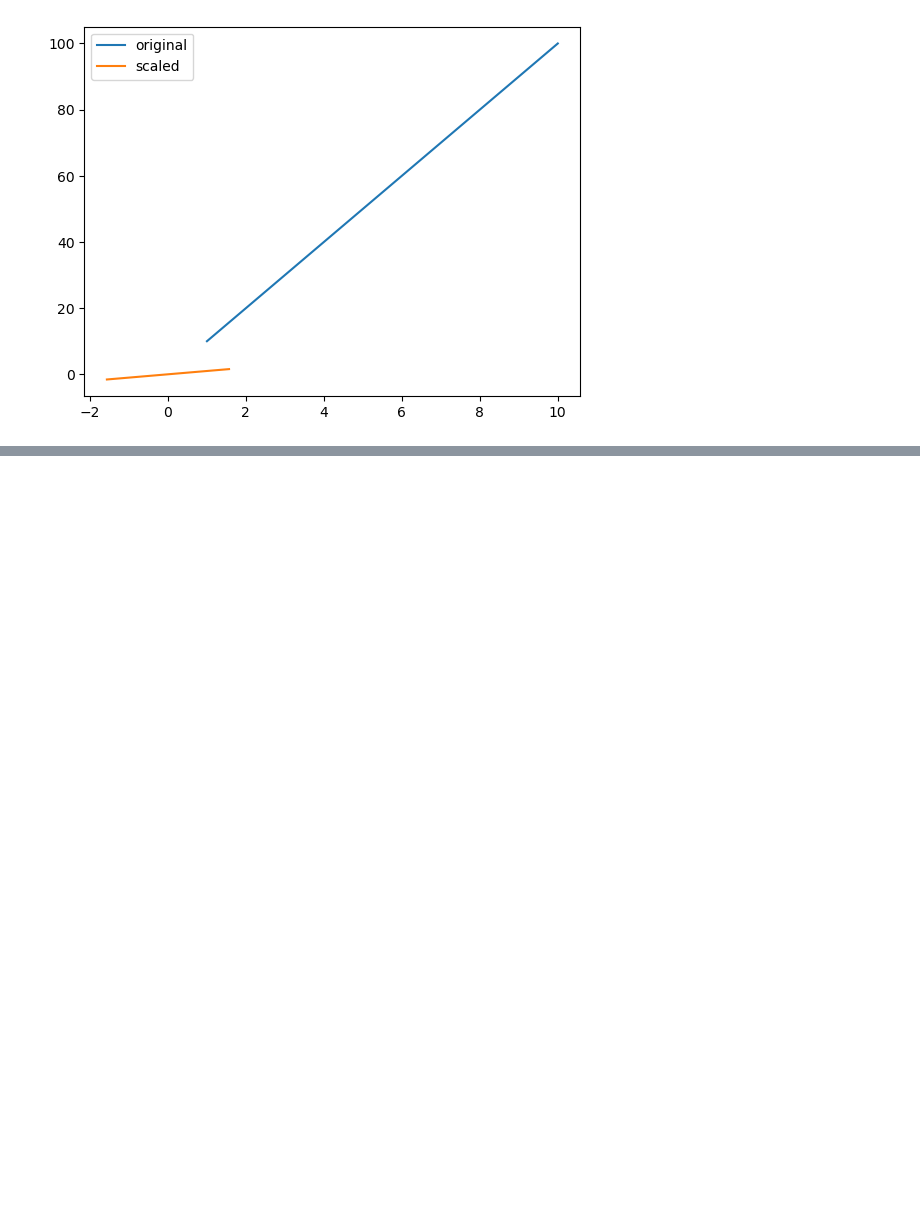
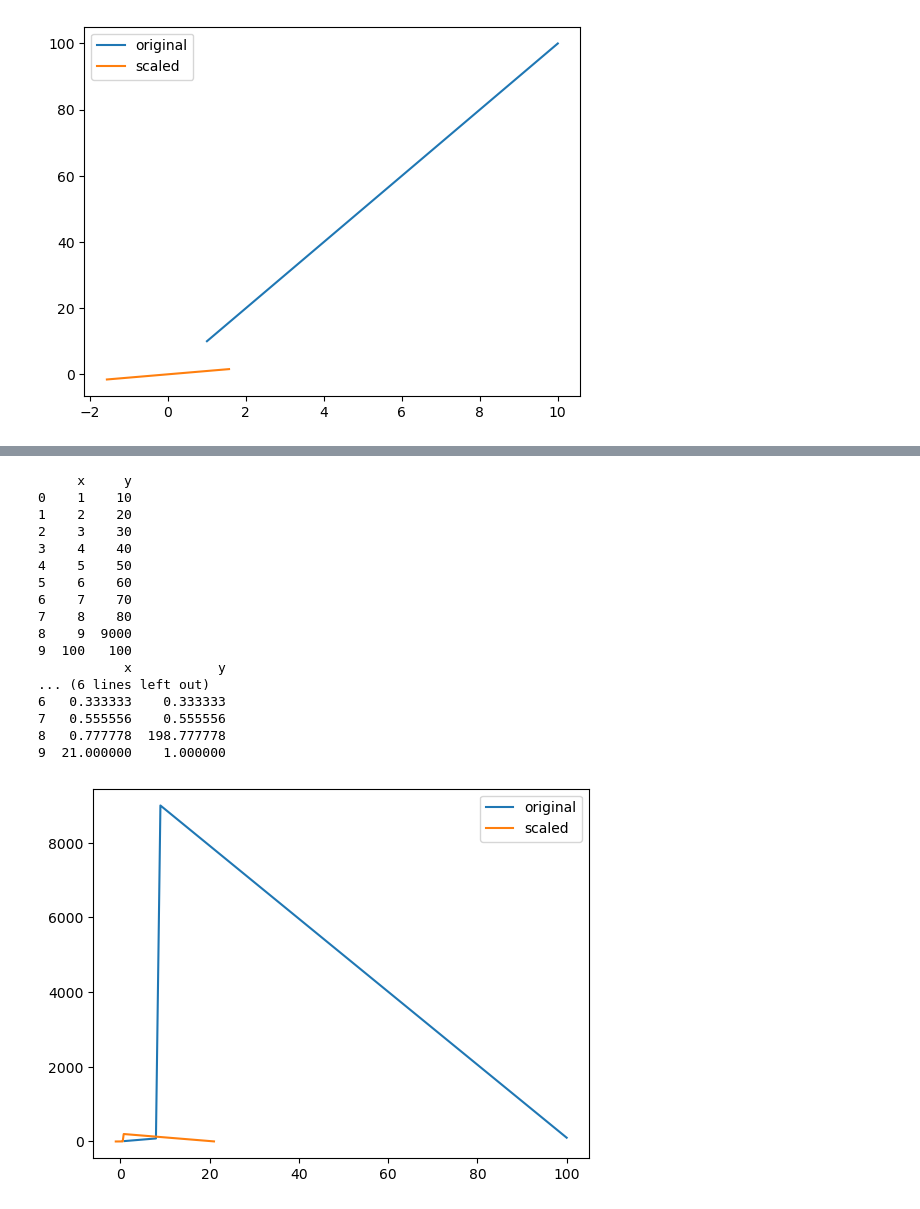
Before and after one commit to pavan-gaikwad/N-DAYS-OF-ML-AI, a Jupyter notebook: scaling.ipynb, the cells around one changed output, grey strips where cells are left out. Saved outputs shown, nothing was run; the diff lists cells and outputs as text; code cells hidden in the pictures; blank space fills up the shorter version.

Commit message:
scaling data and dataframes

```diff
--- a/scaling.ipynb
+++ b/scaling.ipynb
@@ -133,0 +138,47 @@ max     1   1
+# %%
+# robust scaler demo
+import pandas as pd
+import matplotlib.pyplot as plt
+from sklearn.preprocessing import RobustScaler
+
+# create a dataframe
+df = pd.DataFrame({'x': [1, 2, 3, 4, 5, 6, 7, 8, 9, 100],
+                        'y': [10, 20, 30, 40, 50, 60, 70, 80, 9000, 100]})
+print(df)
+
+# create a RobustScaler object
+scaler = RobustScaler()
+
+# fit the scaler to the dataframe
+scaled_df = scaler.fit_transform(df)
+
+# create a new dataframe with the scaled data
+df_scaled = pd.DataFrame(scaled_df, columns=['x', 'y'])
+
+# print the scaled data
+print(df_scaled)
+
+# plot the original and scaled data
+plt.plot(df['x'], df['y'], label='original')
+plt.plot(df_scaled['x'], df_scaled['y'], label='scaled')
+plt.legend()
+plt.show()
+# %% [output]
+     x     y
+0    1    10
+1    2    20
+2    3    30
+3    4    40
+4    5    50
+5    6    60
+6    7    70
+7    8    80
+8    9  9000
+9  100   100
+           x           y
+... (6 lines left out)
+6   0.333333    0.333333
+7   0.555556    0.555556
+8   0.777778  198.777778
+9  21.000000    1.000000
+[figure, added]
```
Also changed, not shown: parts of 5 cells of this notebook, 2 other files.
